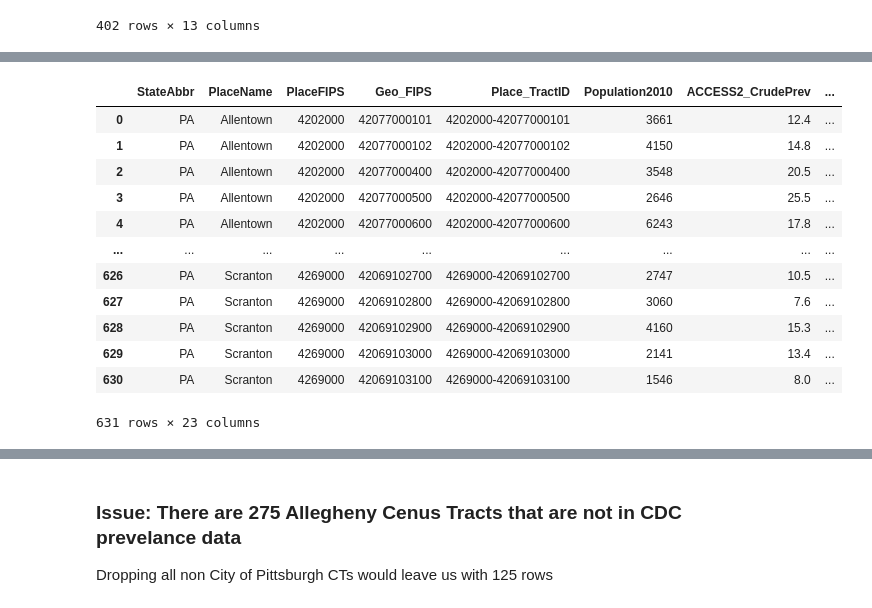
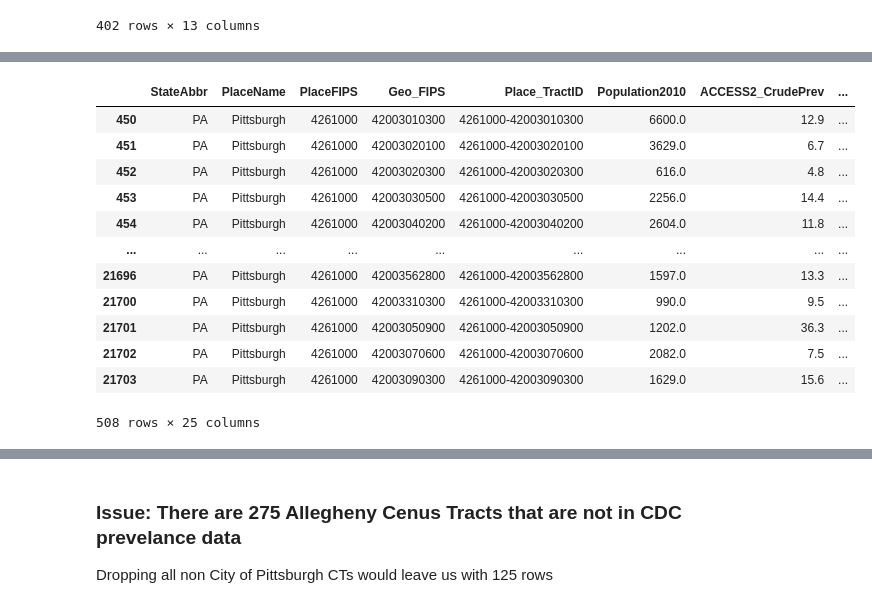
Before and after one commit to mbatheja/Allegheny_County_Asthma_ML, a Jupyter notebook: Asthma.ipynb, the cells around one changed output, grey strips where cells are left out. Drawn from its saved outputs; the diff is of its cells as text; code cells hidden in the pictures.

Commit message:
Trying to do joins for all year data

```diff
--- a/Asthma.ipynb
+++ b/Asthma.ipynb
@@ -48,3 +48,22 @@ Number of Census Tracts:  402
 | 165 | 15115 | 166 | 42 | 3 | 981800 | 1400000US42003981800 | 42003981800 | 9818.0 | CT | 1822889 | ... |
 | 213 | 15163 | 214 | 42 | 3 | 982200 | 1400000US42003982200 | 42003982200 | 9822.0 | CT | 505672 | ... |
 402 rows × 13 columns
+# %%
+cities2019 = pd.read_csv("500_Cities__Census_Tract-level_Data__GIS_Friendly_Format___2019_release_20250405.csv")
+cities2019=cities2019[cities2019['PlaceName'] == 'Pittsburgh']
+cities2019['Year'] = ['2019']*len(cities2019)
+
+cities2018 = pd.read_csv("500_Cities__Census_Tract-level_Data__GIS_Friendly_Format___2018_release_20250416.csv")
+cities2018=cities2018[cities2018['PlaceName'] == 'Pittsburgh']
+cities2018['Year'] = ['2018']*len(cities2018)
+
+cities2017 = pd.read_csv("500_Cities__Census_Tract-level_Data__GIS_Friendly_Format___2017_release_20250416.csv")
+cities2017=cities2017[cities2017['PlaceName'] == 'Pittsburgh']
+cities2017['Year'] = ['2017']*len(cities2017)
+
+cities2016 = pd.read_csv("500_Cities__Census_Tract-level_Data__GIS_Friendly_Format___2016_release_20250416.csv")
+cities2016=cities2016[cities2016['PlaceName'] == 'Pittsburgh']
+cities2016['Year'] = ['2016']*len(cities2016)
+
+cond_prevn = pd.concat([cities2019, cities2018, cities2017, cities2016])
+cond_prevn
@@ -51,45 +84,44 @@ Number of Census Tracts:  402
 # %%
-cond_prevn = pd.read_csv("500_Cities__Census_Tract-level_Data__GIS_Friendly_Format___2019_release_20250405.csv")
 cond_prevn = cond_prevn.rename(columns={'TractFIPS': 'Geo_FIPS'})
 #Removing unrelated prevalence columns (not comorbidities with Asthma)
 def drop_columns_with_keyword(df, keyword):
     # Identify columns containing the keyword (95CI)
     cols_to_drop = [col for col in df.columns if keyword.lower() in col.lower()]
     # Drop them and return the updated DataFrame
     return df.drop(columns=cols_to_drop)
 cond_prevn = drop_columns_with_keyword(cond_prevn,'95CI')
 cond_prevn = cond_prevn.drop([
     'ARTHRITIS_CrudePrev',
     'BINGE_CrudePrev',
     'CANCER_CrudePrev',
     'COLON_SCREEN_CrudePrev',
     'DENTAL_CrudePrev',
     'KIDNEY_CrudePrev',
     'LPA_CrudePrev',
     'MAMMOUSE_CrudePrev',
     'MHLTH_CrudePrev',
     'PAPTEST_CrudePrev',
     'PHLTH_CrudePrev',
     'SLEEP_CrudePrev',
     'STROKE_CrudePrev',
     'TEETHLOST_CrudePrev'], axis=1)
 cond_prevn['lat'] = cond_prevn['Geolocation'].str[1:15]
 cond_prevn['lon'] = cond_prevn['Geolocation'].str[-15:-1]
 cond_prevn
 # %% [output]
 |  | StateAbbr | PlaceName | PlaceFIPS | Geo_FIPS | Place_TractID | Population2010 | ACCESS2_CrudePrev | ... |
-| 0 | PA | Allentown | 4202000 | 42077000101 | 4202000-42077000101 | 3661 | 12.4 | ... |
-| 1 | PA | Allentown | 4202000 | 42077000102 | 4202000-42077000102 | 4150 | 14.8 | ... |
-| 2 | PA | Allentown | 4202000 | 42077000400 | 4202000-42077000400 | 3548 | 20.5 | ... |
-| 3 | PA | Allentown | 4202000 | 42077000500 | 4202000-42077000500 | 2646 | 25.5 | ... |
-| 4 | PA | Allentown | 4202000 | 42077000600 | 4202000-42077000600 | 6243 | 17.8 | ... |
+| 450 | PA | Pittsburgh | 4261000 | 42003010300 | 4261000-42003010300 | 6600.0 | 12.9 | ... |
+| 451 | PA | Pittsburgh | 4261000 | 42003020100 | 4261000-42003020100 | 3629.0 | 6.7 | ... |
+| 452 | PA | Pittsburgh | 4261000 | 42003020300 | 4261000-42003020300 | 616.0 | 4.8 | ... |
+| 453 | PA | Pittsburgh | 4261000 | 42003030500 | 4261000-42003030500 | 2256.0 | 14.4 | ... |
+| 454 | PA | Pittsburgh | 4261000 | 42003040200 | 4261000-42003040200 | 2604.0 | 11.8 | ... |
 | ... | ... | ... | ... | ... | ... | ... | ... | ... |
-| 626 | PA | Scranton | 4269000 | 42069102700 | 4269000-42069102700 | 2747 | 10.5 | ... |
-| 627 | PA | Scranton | 4269000 | 42069102800 | 4269000-42069102800 | 3060 | 7.6 | ... |
-| 628 | PA | Scranton | 4269000 | 42069102900 | 4269000-42069102900 | 4160 | 15.3 | ... |
-| 629 | PA | Scranton | 4269000 | 42069103000 | 4269000-42069103000 | 2141 | 13.4 | ... |
-| 630 | PA | Scranton | 4269000 | 42069103100 | 4269000-42069103100 | 1546 | 8.0 | ... |
+| 21696 | PA | Pittsburgh | 4261000 | 42003562800 | 4261000-42003562800 | 1597.0 | 13.3 | ... |
+| 21700 | PA | Pittsburgh | 4261000 | 42003310300 | 4261000-42003310300 | 990.0 | 9.5 | ... |
+| 21701 | PA | Pittsburgh | 4261000 | 42003050900 | 4261000-42003050900 | 1202.0 | 36.3 | ... |
+| 21702 | PA | Pittsburgh | 4261000 | 42003070600 | 4261000-42003070600 | 2082.0 | 7.5 | ... |
+| 21703 | PA | Pittsburgh | 4261000 | 42003090300 | 4261000-42003090300 | 1629.0 | 15.6 | ... |
-631 rows × 23 columns
+508 rows × 25 columns
 # %%
 cond_prevn.shape
 cond_prevn.isna().sum()
```
Also changed, not shown: parts of 39 cells of this notebook.
